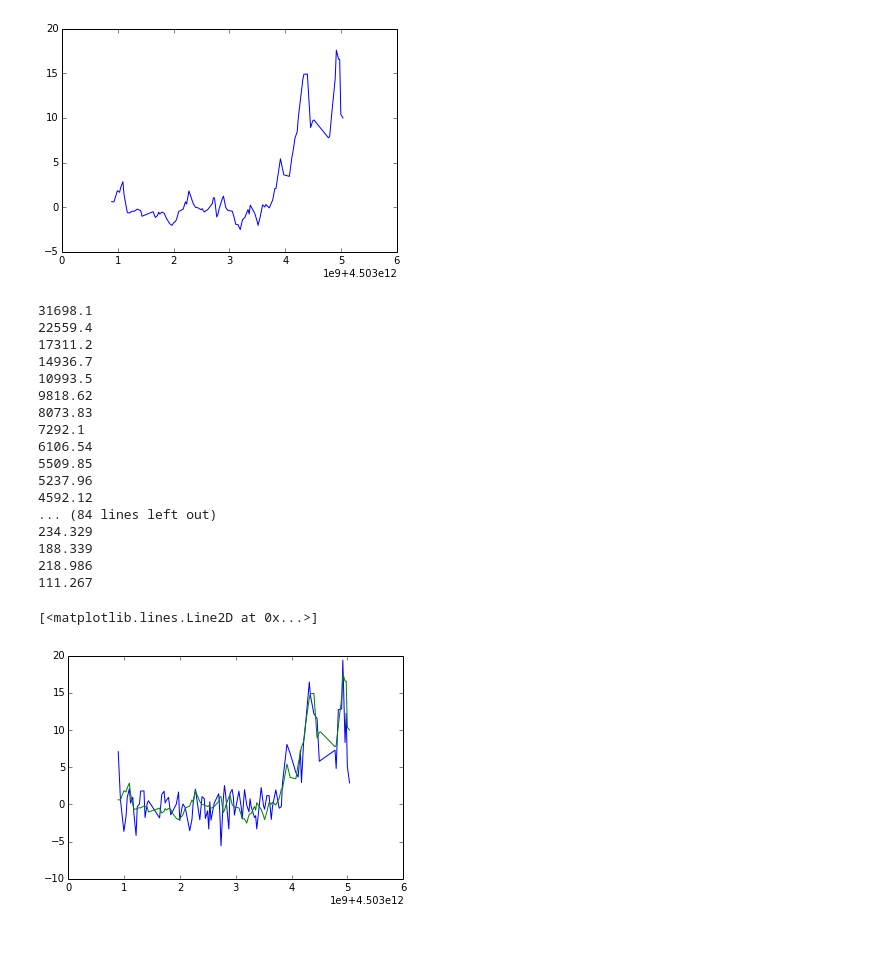
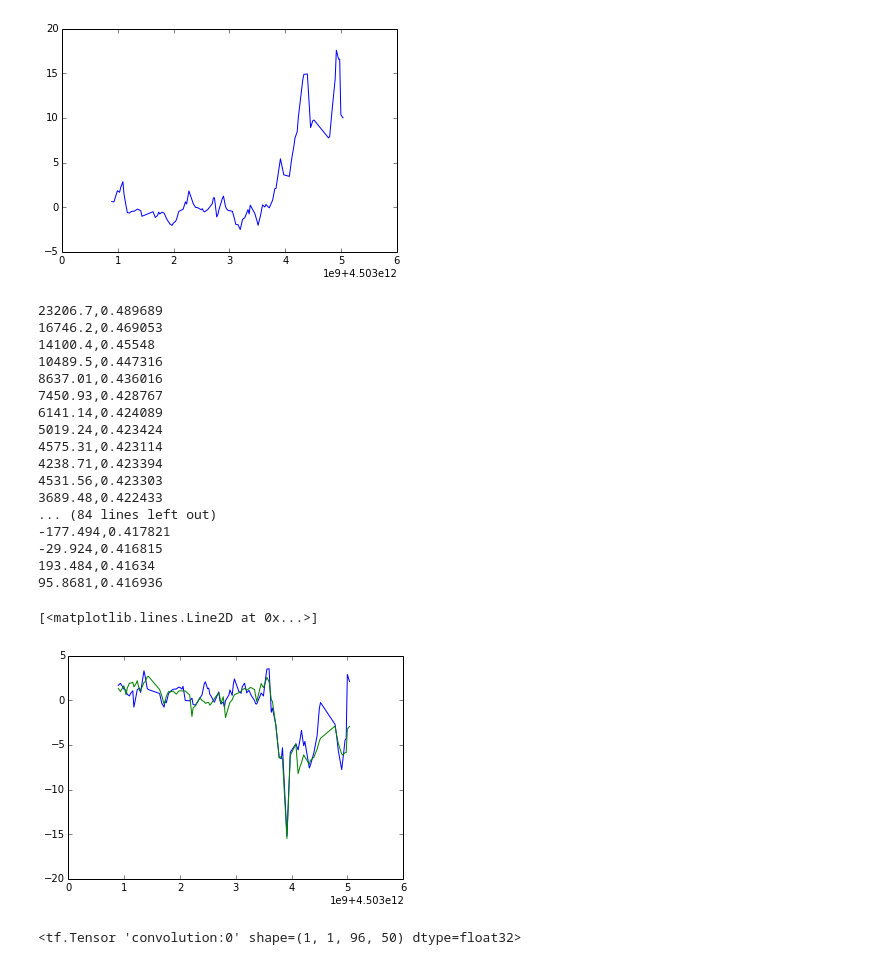
Before and after one commit to cjackie/IPythonNotebook, a Jupyter notebook: ese441/energy1.ipynb, the cells around one changed output. Drawn from its saved outputs; the diff is of its cells as text; code cells hidden in the pictures.

Commit message:
regularization term. and data

```diff
--- a/ese441/energy1.ipynb
+++ b/ese441/energy1.ipynb
@@ -111,7 +115,6 @@ training_num = 100
 for _ in range(training_num):
     # gibbs sampling
     sigma = 2
-    pooling_size = 4
     v_real = accel_data.copy()
     h_real = np.zeros(h_fantasy_in.get_shape().as_list())
     convoluted = sess.run(convolution_real+hb, feed_dict={ v_real_in: v_real })
@@ -148,22 +151,22 @@ for _ in range(training_num):
         v_fantasy_in: v_fantasy
     }
     sess.run(training, feed_dict=feed_dict)
-    print(sess.run(loss, feed_dict=feed_dict))
+    print(str(sess.run(loss, feed_dict=feed_dict)) + ',' + str(sess.run(reg, feed_dict=feed_dict)))
 # %% [output]
-31698.1
-22559.4
-17311.2
-14936.7
-10993.5
-9818.62
-8073.83
-7292.1
-6106.54
-5509.85
-5237.96
-4592.12
+23206.7,0.489689
+16746.2,0.469053
+14100.4,0.45548
+10489.5,0.447316
+8637.01,0.436016
+7450.93,0.428767
+6141.14,0.424089
+5019.24,0.423424
+4575.31,0.423114
+4238.71,0.423394
+4531.56,0.423303
+3689.48,0.422433
 ... (84 lines left out)
-234.329
-188.339
-218.986
-111.267
+-177.494,0.417821
+-29.924,0.416815
+193.484,0.41634
+95.8681,0.416936
@@ -180,9 +175,12 @@ convolution_rec = convolution_rec_raw[:,:,:,:,0]
 
 d = gen_v(tf.convert_to_tensor(gen_h(tf.convert_to_tensor(accel_data, dtype=tf.float32)), dtype=tf.float32))
 # %%
-plt.plot(time_axis, d[0,0,:,0])
-plt.plot(time_axis, accel_data[0,0,:,0])
-# print(sess.run(w))
+plt.plot(time_axis, d[0,1,:,0])
+plt.plot(time_axis, accel_data[0,1,:,0])
 # %% [output]
 [<matplotlib.lines.Line2D at 0x...>]
-[figure, old version]
+[figure, new version]
+# %%
+convolution_real
+# %% [output]
+<tf.Tensor 'convolution:0' shape=(1, 1, 96, 50) dtype=float32>
```
Also changed, not shown: parts of 3 cells of this notebook, 10 other files.
